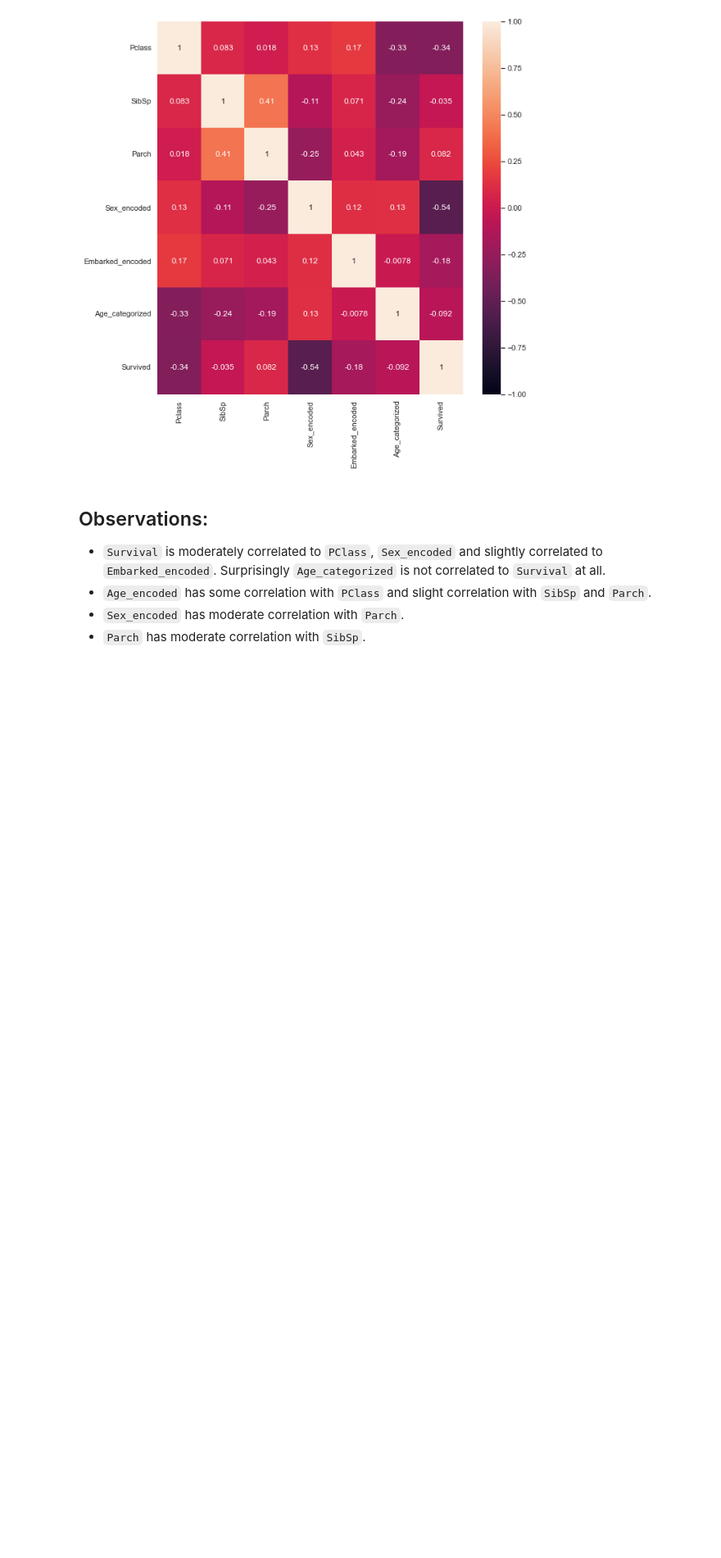
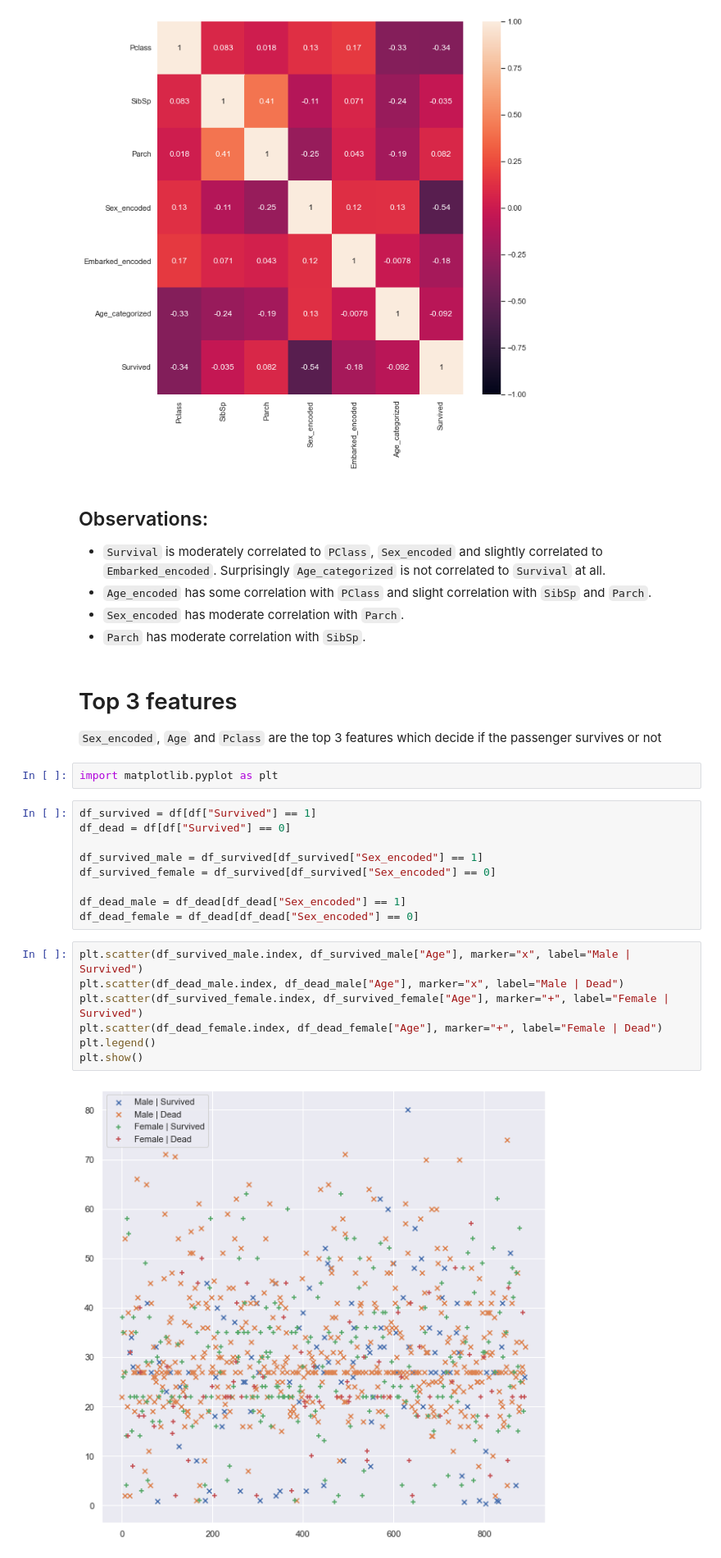
Before and after one commit to Sriram-bb63/titanic-survival-prediction, a Jupyter notebook: EOD.ipynb, the cells around one changed output. Shown at 82% size. Saved outputs shown, nothing was run; the diff lists cells and outputs as text; blank space fills up the shorter version.

```diff
--- a/EOD.ipynb
+++ b/EOD.ipynb
@@ -29,3 +29,27 @@ sns.heatmap(df1.corr(), annot=True, vmin=-1, vmax=1)
 - ``Age_encoded`` has some correlation with ``PClass`` and slight correlation with ``SibSp`` and ``Parch``.
 - ``Sex_encoded`` has moderate correlation with ``Parch``.
 - ``Parch`` has moderate correlation with ``SibSp``.
+# %% [markdown]
+# Top 3 features
+
+``Sex_encoded``, ``Age`` and ``Pclass`` are the top 3 features which decide if the passenger survives or not
+# %%
+import matplotlib.pyplot as plt
+# %%
+df_survived = df[df["Survived"] == 1]
+df_dead = df[df["Survived"] == 0]
+
+df_survived_male = df_survived[df_survived["Sex_encoded"] == 1]
+df_survived_female = df_survived[df_survived["Sex_encoded"] == 0]
+
+df_dead_male = df_dead[df_dead["Sex_encoded"] == 1]
+df_dead_female = df_dead[df_dead["Sex_encoded"] == 0]
+# %%
+plt.scatter(df_survived_male.index, df_survived_male["Age"], marker="x", label="Male | Survived")
+plt.scatter(df_dead_male.index, df_dead_male["Age"], marker="x", label="Male | Dead")
+plt.scatter(df_survived_female.index, df_survived_female["Age"], marker="+", label="Female | Survived")
+plt.scatter(df_dead_female.index, df_dead_female["Age"], marker="+", label="Female | Dead")
+plt.legend()
+plt.show()
+# %% [output]
+[figure, added]
```
Also changed, not shown: parts of 4 cells of this notebook, 2 other files.
